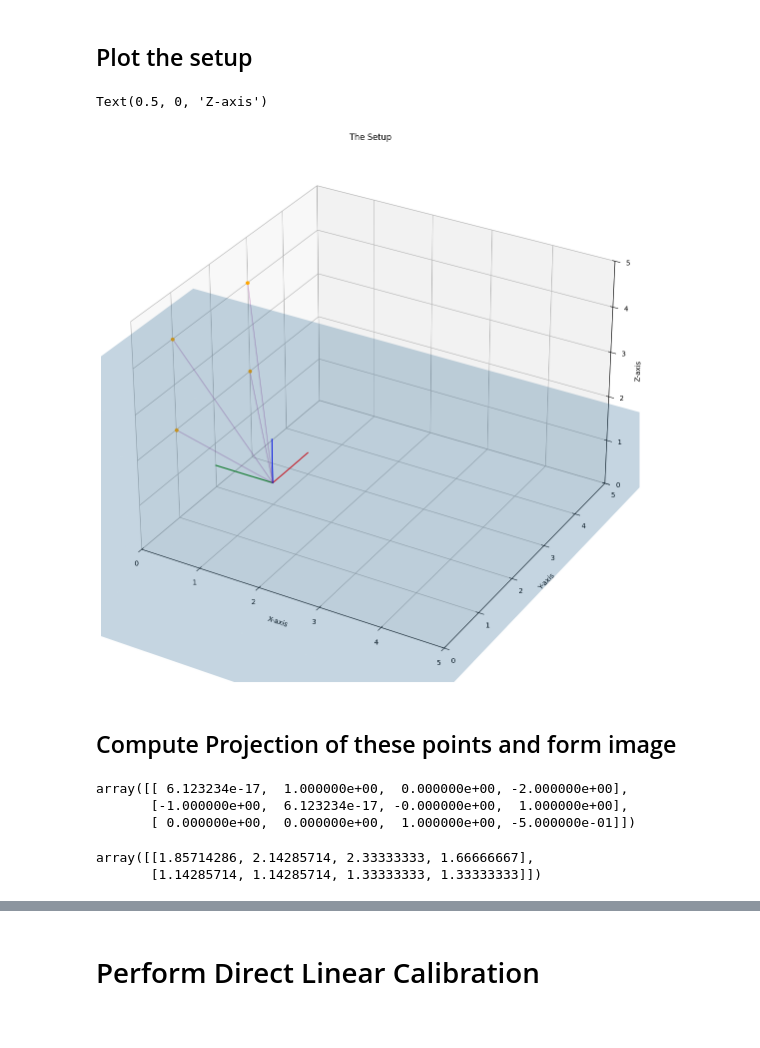
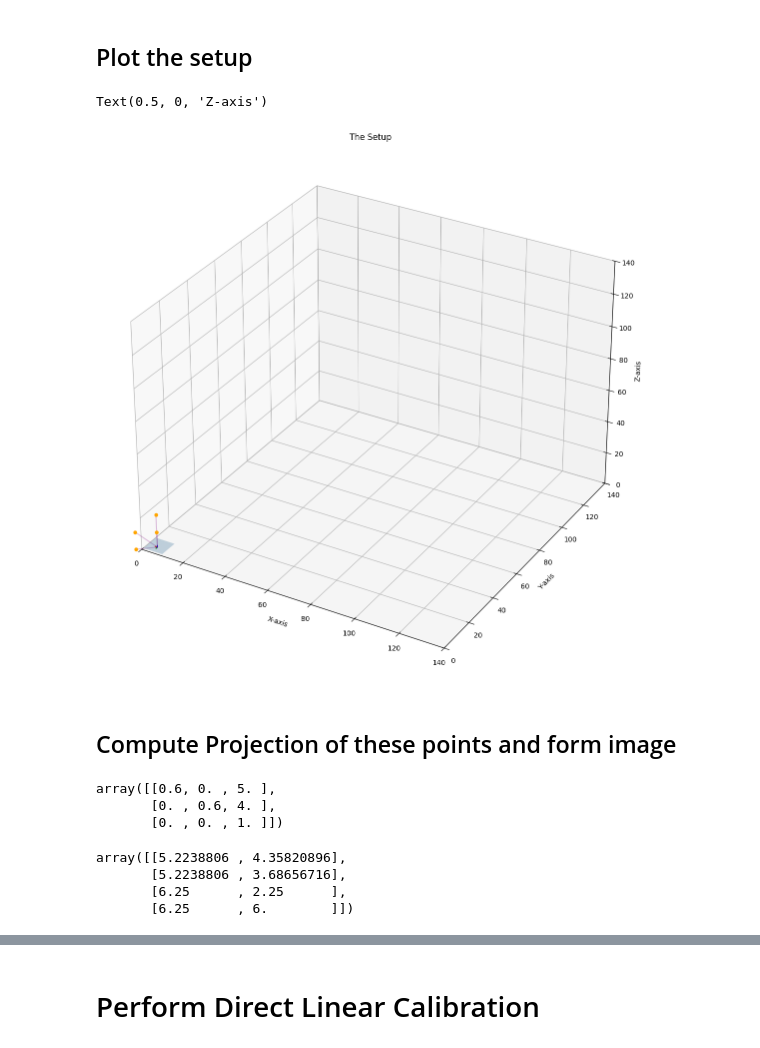
Before and after one commit to thienphuprogrammer/Bridge-Anti-collision-Warning-System, a Jupyter notebook: module/Test_Camera.ipynb, the cells around one changed output, grey strips where cells are left out. Cells and saved outputs as stored; diff of their text form; code cells hidden in the pictures.

```diff
--- a/module/Test_Camera.ipynb
+++ b/module/Test_Camera.ipynb
@@ -12,25 +7,22 @@ np.random.seed(42)
 # %% [markdown]
 ## Define Parameters
 # %%
-# define extrinsic parameters
-# -------------------------------
-
 # rotate an angle of pi/4 along the standard Y axis
-angles = [np.pi / 2]
+angles = [np.pi]
 order = 'z'
 
-# transalte by the given offset
-offset = np.array([1, 2, 0.5])
+# translate by the given offset
+offset = np.array([5, 4, 0.6])
 
 # define intrinsic parameters
 # -------------------------------
 
-f = 0.5  # focal length
+f = 0.6  # focal length
 s = 0  # skew
 a = 1  # aspect ratio
-cx = 2  # principal point x
-cy = 1  # principal point y
-img_size = (10, 10)
+cx = 5  # principal point x
+cy = 4  # principal point y
+img_size = (10, 10)  # image size
 # %% [markdown]
 ## Create Extrinsic and Intrinsic Matrix
 # %%
@@ -65,18 +58,11 @@ array([[0.5, 0. , 2. ],
 # rand_points = generate_random_points(n_points, (-4, 0), (-4, 4), (f, 4))
 # %%
 n_points = 4
-
-z = [4, 4, 2, 2]
-y = [1, 3, 3, 1]
+z = [14, 14, 3, 3]
+y = [-4, 11, 11, -4]
 x = [0, 0, 0, 0]
 
 rand_points = np.vstack((x, y, z))
-# rand_points = [
-#     [4, 1, 0],
-#     [4, 3, 0],
-#     [2, 3, 0],
-#     [2, 1, 0]
-# ]
 # %% [markdown]
 ## Plot the setup
 # %%
@@ -89,49 +75,51 @@ pt_h_transformed = T_ @ R_ @ pt_h
 # convert the transformed homogeneous coordinates back to the image grid
 xxt, yyt, Zt = convert_homogeneous_to_grid(pt_h_transformed, img_size)
 # %%
-rec = 5
+rec = 140
 # define axis and figure
 fig = plt.figure(figsize=(14, 14))
 ax = fig.add_subplot(111,projection='3d')  # 111 is nrows, ncols, index
 
 # set limits
 ax.set(xlim=(0, rec), ylim=(0, rec), zlim=(0, rec))
 
 # plot the camera in the world
 ax = pr.plot_basis(ax, R, offset)
 ax.plot_surface(xxt, yyt, Zt, alpha=0.25)
 
 # plot the generated random points
 c = 0
 for i in range(n_points):
     point = rand_points[:, c]
     ax.scatter(*point, color="orange")
     ax.plot(*make_line(offset, point), color="purple", alpha=0.25)
     c += 1
 
 ax.set_title("The Setup")
 ax.set_xlabel("X-axis")
 ax.set_ylabel("Y-axis")
 ax.set_zlabel("Z-axis")
 # %% [output]
 Text(0.5, 0, 'Z-axis')
-[figure, old version]
+[figure, new version]
 # %% [markdown]
 ## Compute Projection of these points and form image
 # %%
-E
+K
 # %% [output]
-array([[ 6.123234e-17,  1.000000e+00,  0.000000e+00, -2.000000e+00],
-       [-1.000000e+00,  6.123234e-17, -0.000000e+00,  1.000000e+00],
-       [ 0.000000e+00,  0.000000e+00,  1.000000e+00, -5.000000e-01]])
+array([[0.6, 0. , 5. ],
+       [0. , 0.6, 4. ],
+       [0. , 0. , 1. ]])
 # %%
 rand_points_camera = compute_coordniates_wrt_camera(rand_points, E, is_homogeneous=False)
 projections = compute_image_projection(rand_points_camera, K)
 # %%
-projections
+projections.T
 # %% [output]
-array([[1.85714286, 2.14285714, 2.33333333, 1.66666667],
-       [1.14285714, 1.14285714, 1.33333333, 1.33333333]])
+array([[5.2238806 , 4.35820896],
+       [5.2238806 , 3.68656716],
+       [6.25      , 2.25      ],
+       [6.25      , 6.        ]])
 # %%
 fig = plt.figure(figsize=(14, 14))
 ax = fig.add_subplot(111)
```
Also changed, not shown: parts of 6 cells of this notebook, 7 other files.
